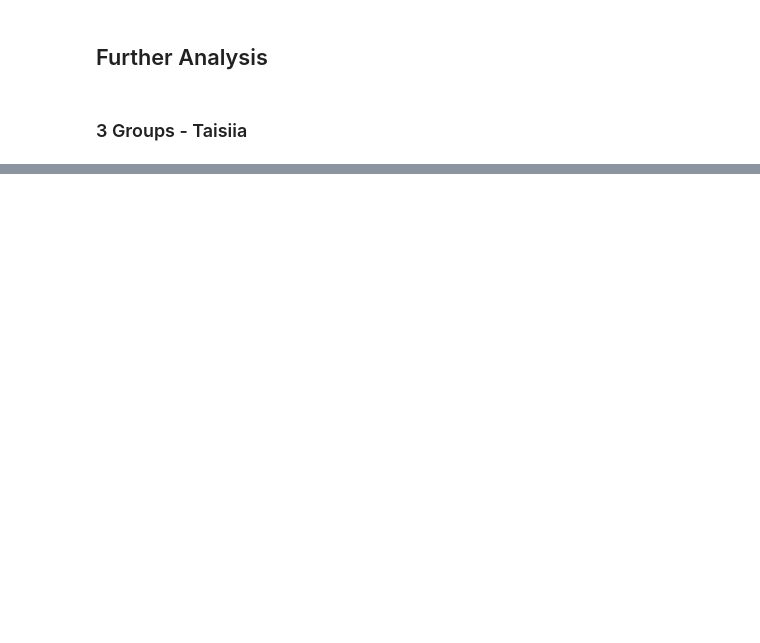
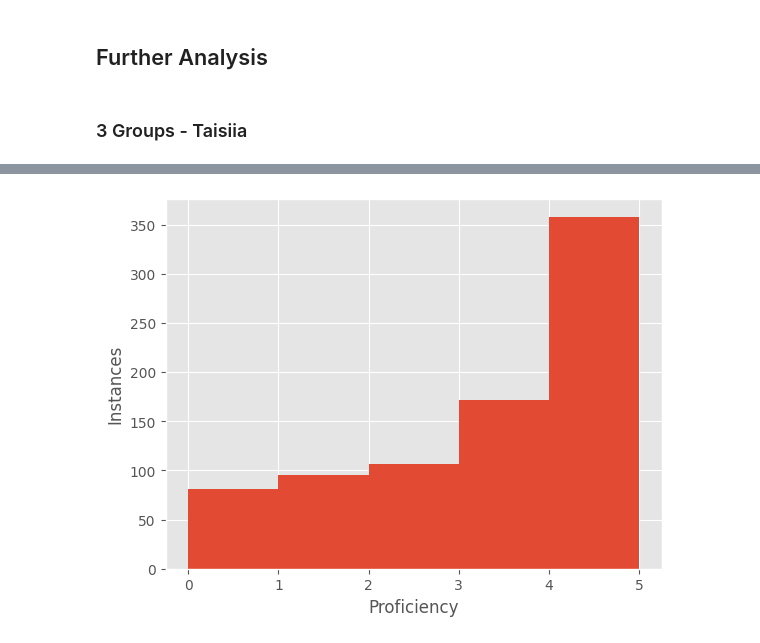
Before and after one commit to inadk/CMLL_Project, a Jupyter notebook: analysis.ipynb, the cells around one changed output, grey strips where cells are left out. Drawn from its saved outputs; the diff is of its cells as text; code cells hidden in the pictures; blank space fills up the shorter version.

```diff
--- a/analysis.ipynb
+++ b/analysis.ipynb
@@ -922,3 +979,28 @@ plt.show()
 ## Further Analysis
 # %% [markdown]
 ### 3 Groups - Taisiia
+# %%
+import pandas as pd
+
+# Calculate the mean for 3 variables
+mean_age_of_exposure = lc['Age of exposure to English'].mean()
+mean_years_studying = lc['Years studying English'].mean()
+mean_stay_abroad = lc['Stay abroad (months)'].mean()
+
+print(mean_age_of_exposure, mean_years_studying, mean_stay_abroad)
+
+
+# Filter the rows based on means
+df1 = workable_data[workable_data['Age of exposure to English'] > mean_age_of_exposure].drop(columns=["L1_Spanish", "Years studying English", 'Stay abroad (months)', 'Stay abroad in English speaking country (>= 1 month)_Yes', 'Age'])
+df1 = df1.drop(columns=['Age of exposure to English'])
+
+df2 = workable_data[workable_data['Years studying English'] > mean_years_studying].drop(columns=["L1_Spanish", "Age of exposure to English", 'Stay abroad (months)', 'Stay abroad in English speaking country (>= 1 month)_Yes', 'Age'])
+df2 = df2.drop(columns=['Years studying English'])
+
+df3 = workable_data[workable_data['Stay abroad (months)'] > mean_stay_abroad].drop(columns=["L1_Spanish", "Age of exposure to English", 'Years studying English', 'Stay abroad in English speaking country (>= 1 month)_Yes', 'Age'])
+df3 = df3.drop(columns=['Stay abroad (months)'])
+
+# Filter rows to have only B2+ levels
+df4 = workable_data[(workable_data['Proficiency'] > 2)][['Proficiency', 'Age of exposure to English', 'Years studying English', 'Stay abroad (months)']]
+
+display(df1, df2, df3, df4)
@@ -924,0 +1061,16 @@ plt.show()
+# %%
+# Getting X and y
+X = df1.drop('Proficiency', axis=1)
+y = df1['Proficiency']
+
+import matplotlib.pyplot as plt
+%matplotlib inline
+
+# Plotting the target variable Proficiency
+plt.style.use("ggplot")
+plt.hist(x=y, bins=5)
+plt.xlabel("Proficiency")
+plt.ylabel("Instances")
+plt.show()
+# %% [output]
+[figure, added]
```
Also changed, not shown: parts of 25 cells of this notebook.
